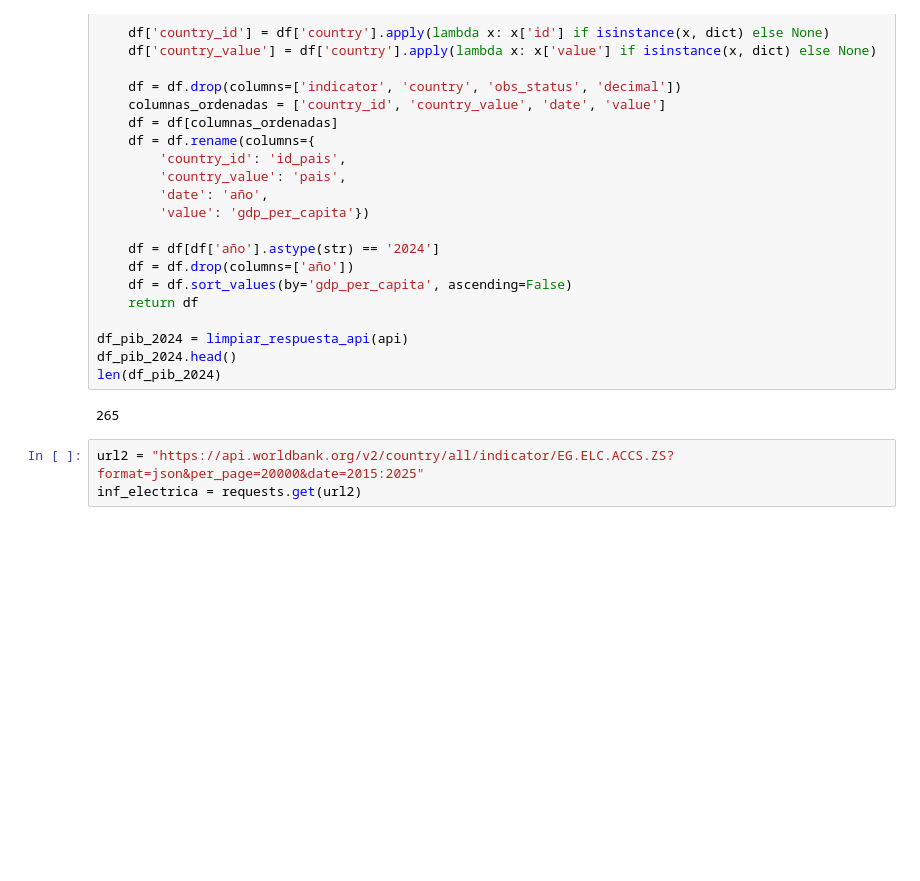
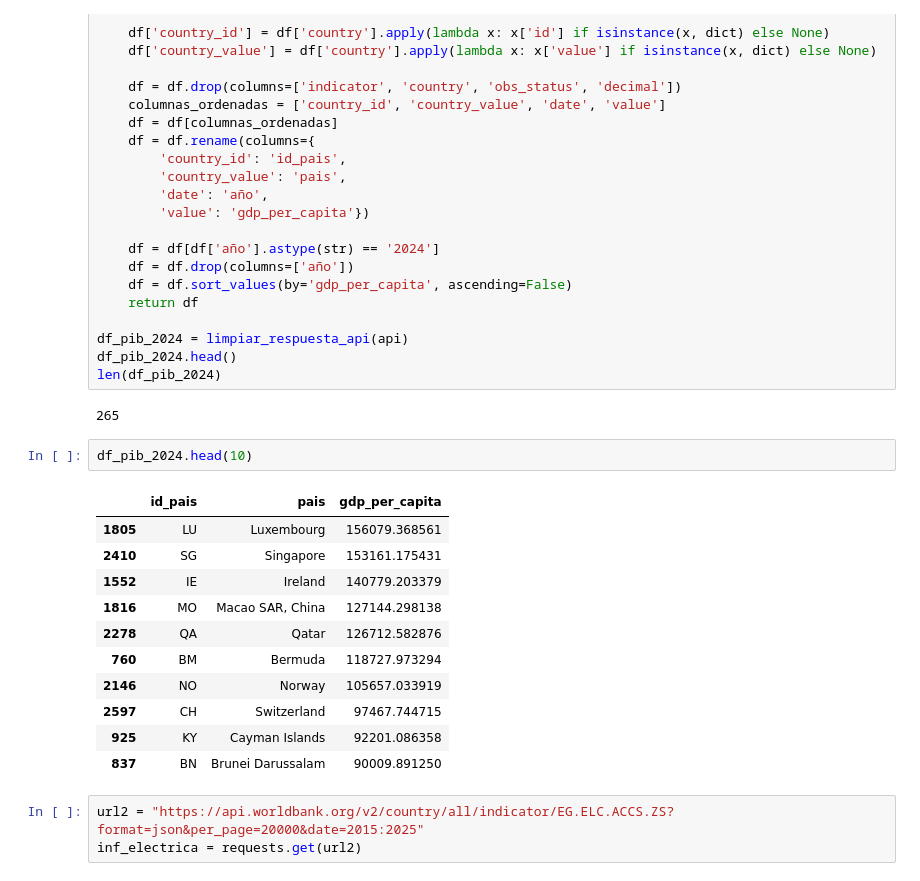
Before and after one commit to Juancarlosdelmarlostanau/proyect-sql, a Jupyter notebook: pruebaprueba.ipynb, the cells around one changed output. Drawn from its saved outputs; the diff is of its cells as text; blank space fills up the shorter version.

```diff
--- a/pruebaprueba.ipynb
+++ b/pruebaprueba.ipynb
@@ -46,6 +46,20 @@ df_pib_2024.head()
 len(df_pib_2024)
 # %% [output]
 265
+# %%
+df_pib_2024.head(10)
+# %% [output]
+|  | id_pais | pais | gdp_per_capita |
+| 1805 | LU | Luxembourg | 156079.368561 |
+| 2410 | SG | Singapore | 153161.175431 |
+| 1552 | IE | Ireland | 140779.203379 |
+| 1816 | MO | Macao SAR, China | 127144.298138 |
+| 2278 | QA | Qatar | 126712.582876 |
+| 760 | BM | Bermuda | 118727.973294 |
+| 2146 | NO | Norway | 105657.033919 |
+| 2597 | CH | Switzerland | 97467.744715 |
+| 925 | KY | Cayman Islands | 92201.086358 |
+| 837 | BN | Brunei Darussalam | 90009.891250 |
 # %%
 url2 = "https://api.worldbank.org/v2/country/all/indicator/EG.ELC.ACCS.ZS?format=json&per_page=20000&date=2015:2025"
 inf_electrica = requests.get(url2)
```
Also changed, not shown: parts of 11 cells of this notebook, 1 other file.
